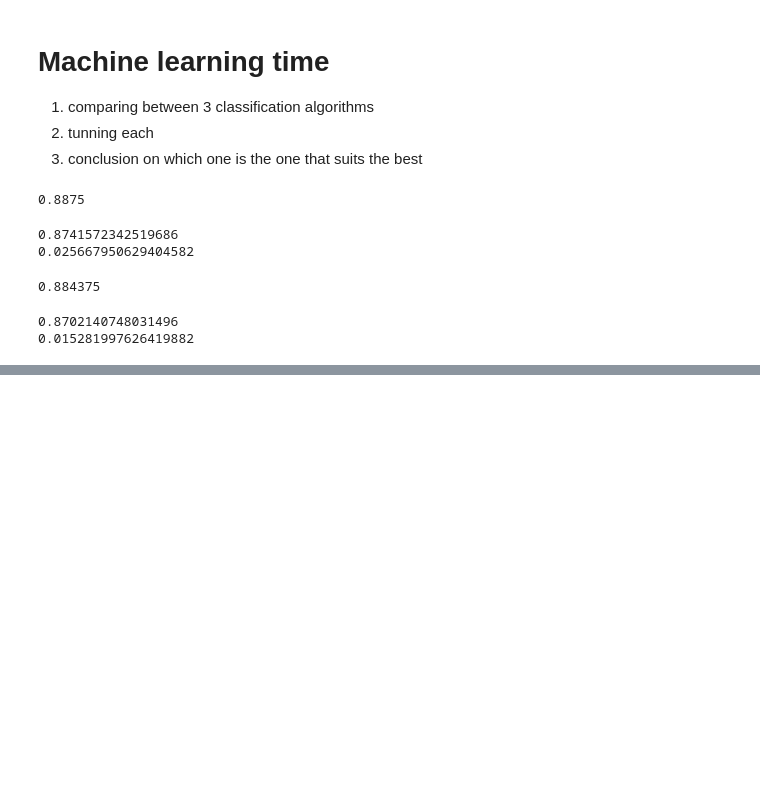
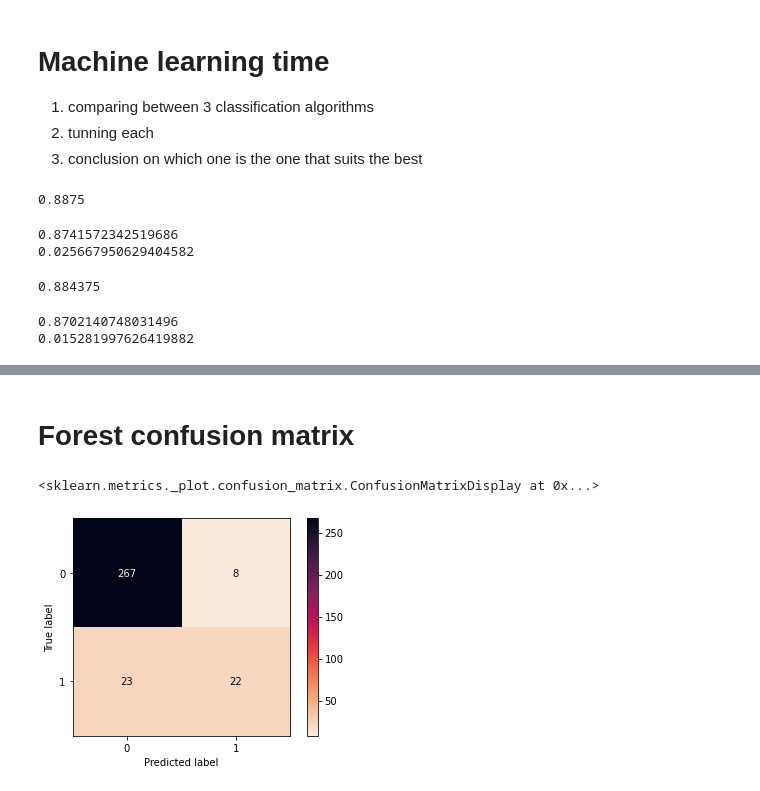
Before and after one commit to EitanKats/data-science-project-sem-a, a Jupyter notebook: Classification.ipynb, the cells around one changed output, grey strips where cells are left out. Drawn from its saved outputs; the diff is of its cells as text; code cells hidden in the pictures; blank space fills up the shorter version.

Commit message:
added hyperparameter tunning for KNN and a confusion matrix for it, also removed the randomsearch

```diff
--- a/Classification.ipynb
+++ b/Classification.ipynb
@@ -268,23 +268,22 @@ print(forest_score.std())
 tree_param_grid = [
 
     {
-     'n_estimators': [50,100,200],
-     'max_depth':[None,10,30,45],
-     'max_features': ['auto',2,3,4],
+     'n_estimators': [50,100,200,400],
+     'max_depth':[None,10,30,45,100],
+     'max_features': ['auto',3,4],
      'min_samples_leaf': [1, 2, 4],
      'min_samples_split': [2,3]
     }
 
 ]
-
-forest_classi = RandomForestClassifier()
-grid_search = RandomizedSearchCV(
-    forest_classi,
-    tree_param_grid,
-    cv=5,
-    scoring='accuracy',
-    return_train_score=True,
-    n_iter=150,
-    random_state=42
-)
-grid_search.fit(x_train,y_train)
+# %%
+
+grid_search = GridSearchCV(
+    RandomForestClassifier(),
+    tree_param_grid,
+    cv=5,
+    scoring='accuracy',
+    return_train_score=True,
+    n_jobs=2
+)
+grid_search.fit(x_train,y_train)
@@ -314,2 +363,7 @@ accuracy_score(y_test,final_prediction_on_test)
+# %% [markdown]
+# Forest confusion matrix
 # %%
-plot_confusion_matrix(final_model,x_test,y_test,cmap='rocket_r')
+plot_confusion_matrix(grid_search.best_estimator_,x_test,y_test,cmap='rocket_r')
+# %% [output]
+<sklearn.metrics._plot.confusion_matrix.ConfusionMatrixDisplay at 0x...>
+[figure, added]
```
Also changed, not shown: parts of 19 cells of this notebook.
